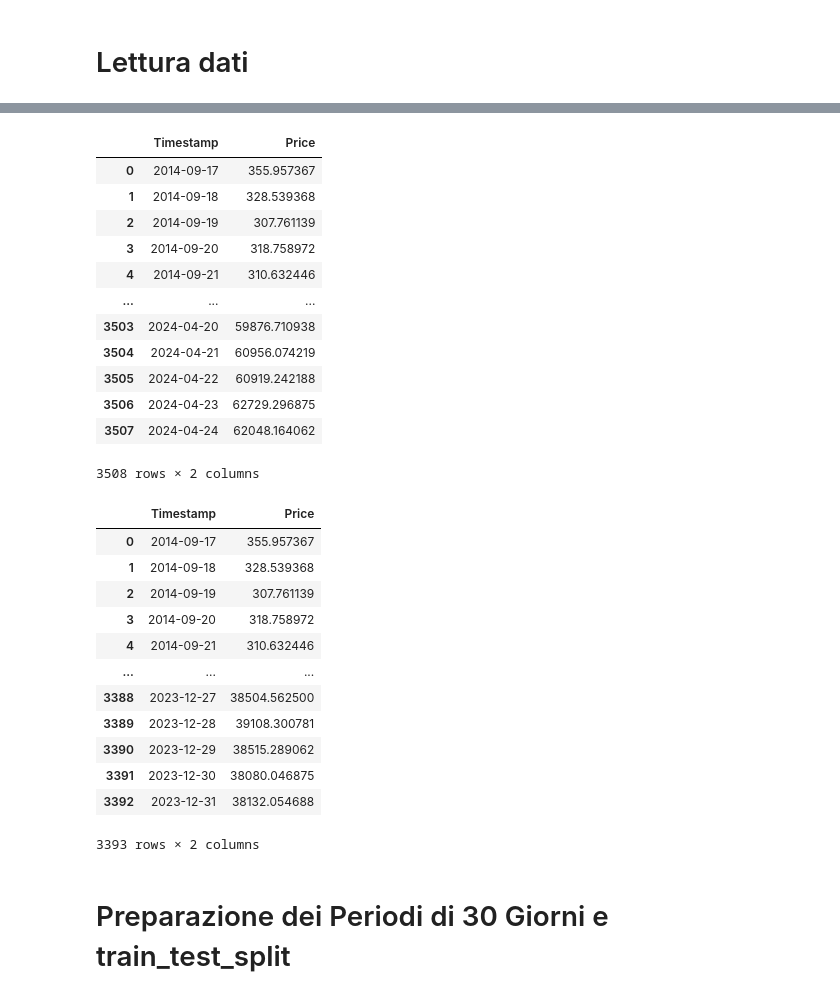
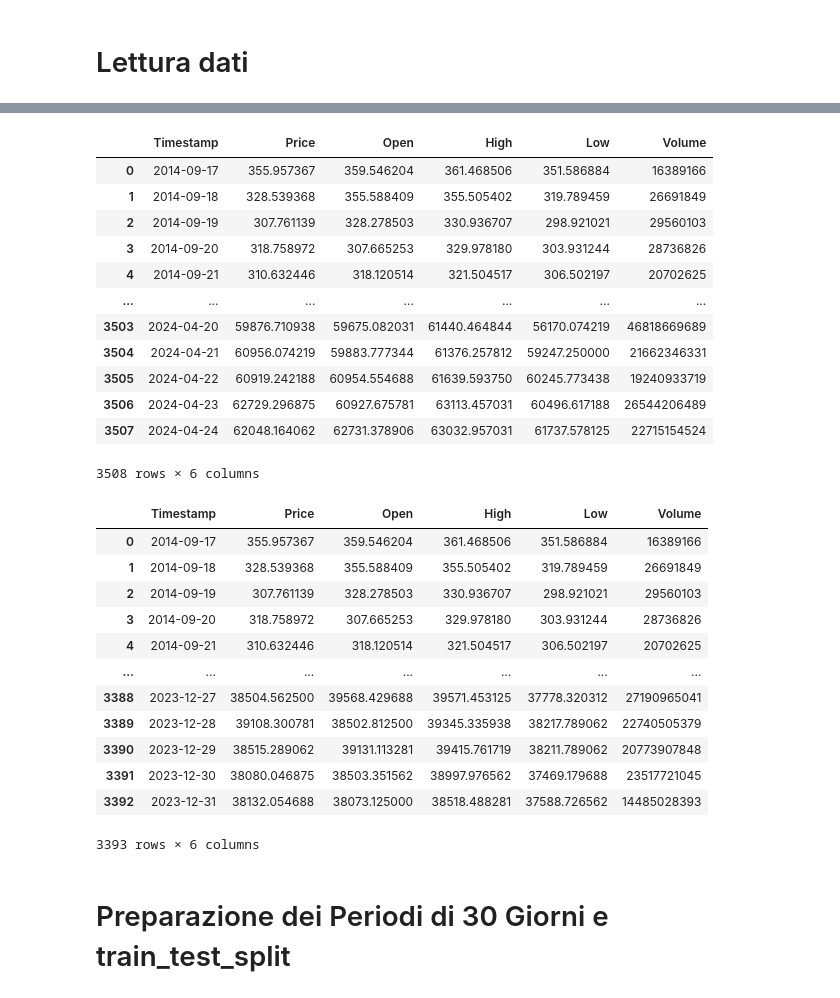
Before and after one commit to AleImbri/Crypto-machine-learning, a Jupyter notebook: Reinforcement learning su BTC.ipynb, the cells around one changed output, grey strips where cells are left out. Cells and saved outputs as stored; diff of their text form; code cells hidden in the pictures.

```diff
--- a/Reinforcement learning su BTC.ipynb
+++ b/Reinforcement learning su BTC.ipynb
@@ -15,46 +42,46 @@ import plotly.graph_objects as go
 # %%
-dati = pd.read_csv('Bitcoin (€) da yfinance dal 17-09-2014 al 24-04-2024.csv')
-dati = dati[['Date', 'Close']]
-dati = dati.rename(columns = {'Date':'Timestamp', 'Close': 'Price'})
-dati['Timestamp'] = pd.to_datetime(dati['Timestamp'])
-dati['Timestamp'] = dati['Timestamp'].dt.strftime('%Y-%m-%d')
-dati['Timestamp'] = pd.to_datetime(dati['Timestamp'], format='%Y-%m-%d')
-dati
+dati_originali = pd.read_csv('Bitcoin (€) da yfinance dal 17-09-2014 al 24-04-2024.csv')
+dati_originali = dati_originali[['Date', 'Close', 'Open', 'High', 'Low', 'Volume']]
+dati_originali = dati_originali.rename(columns = {'Date':'Timestamp', 'Close': 'Price'})
+dati_originali['Timestamp'] = pd.to_datetime(dati_originali['Timestamp'])
+dati_originali['Timestamp'] = dati_originali['Timestamp'].dt.strftime('%Y-%m-%d')
+dati_originali['Timestamp'] = pd.to_datetime(dati_originali['Timestamp'], format='%Y-%m-%d')
+dati_originali
 # %% [output]
-|  | Timestamp | Price |
-| 0 | 2014-09-17 | 355.957367 |
-| 1 | 2014-09-18 | 328.539368 |
-| 2 | 2014-09-19 | 307.761139 |
-| 3 | 2014-09-20 | 318.758972 |
-| 4 | 2014-09-21 | 310.632446 |
-| ... | ... | ... |
-| 3503 | 2024-04-20 | 59876.710938 |
-| 3504 | 2024-04-21 | 60956.074219 |
-| 3505 | 2024-04-22 | 60919.242188 |
-| 3506 | 2024-04-23 | 62729.296875 |
-| 3507 | 2024-04-24 | 62048.164062 |
+|  | Timestamp | Price | Open | High | Low | Volume |
+| 0 | 2014-09-17 | 355.957367 | 359.546204 | 361.468506 | 351.586884 | 16389166 |
+| 1 | 2014-09-18 | 328.539368 | 355.588409 | 355.505402 | 319.789459 | 26691849 |
+| 2 | 2014-09-19 | 307.761139 | 328.278503 | 330.936707 | 298.921021 | 29560103 |
+| 3 | 2014-09-20 | 318.758972 | 307.665253 | 329.978180 | 303.931244 | 28736826 |
+| 4 | 2014-09-21 | 310.632446 | 318.120514 | 321.504517 | 306.502197 | 20702625 |
+| ... | ... | ... | ... | ... | ... | ... |
+| 3503 | 2024-04-20 | 59876.710938 | 59675.082031 | 61440.464844 | 56170.074219 | 46818669689 |
+| 3504 | 2024-04-21 | 60956.074219 | 59883.777344 | 61376.257812 | 59247.250000 | 21662346331 |
+| 3505 | 2024-04-22 | 60919.242188 | 60954.554688 | 61639.593750 | 60245.773438 | 19240933719 |
+| 3506 | 2024-04-23 | 62729.296875 | 60927.675781 | 63113.457031 | 60496.617188 | 26544206489 |
+| 3507 | 2024-04-24 | 62048.164062 | 62731.378906 | 63032.957031 | 61737.578125 | 22715154524 |
-3508 rows × 2 columns
+3508 rows × 6 columns
 # %%
 data_inizio = '2014-09-17'
 data_fine = '2023-12-31'
-indice_inizio = dati[dati['Timestamp'] == data_inizio].index[0]
-indice_fine = dati[dati['Timestamp'] == data_fine].index[0]
-dati = dati[indice_inizio:indice_fine + 1].reset_index(drop=True)
+indice_inizio = dati_originali[dati_originali['Timestamp'] == data_inizio].index[0]
+indice_fine = dati_originali[dati_originali['Timestamp'] == data_fine].index[0]
+dati = dati_originali[indice_inizio:indice_fine + 1].reset_index(drop=True)
 dati
 # %% [output]
-|  | Timestamp | Price |
-| 0 | 2014-09-17 | 355.957367 |
-| 1 | 2014-09-18 | 328.539368 |
-| 2 | 2014-09-19 | 307.761139 |
-| 3 | 2014-09-20 | 318.758972 |
-| 4 | 2014-09-21 | 310.632446 |
-| ... | ... | ... |
-| 3388 | 2023-12-27 | 38504.562500 |
-| 3389 | 2023-12-28 | 39108.300781 |
-| 3390 | 2023-12-29 | 38515.289062 |
-| 3391 | 2023-12-30 | 38080.046875 |
-| 3392 | 2023-12-31 | 38132.054688 |
+|  | Timestamp | Price | Open | High | Low | Volume |
+| 0 | 2014-09-17 | 355.957367 | 359.546204 | 361.468506 | 351.586884 | 16389166 |
+| 1 | 2014-09-18 | 328.539368 | 355.588409 | 355.505402 | 319.789459 | 26691849 |
+| 2 | 2014-09-19 | 307.761139 | 328.278503 | 330.936707 | 298.921021 | 29560103 |
+| 3 | 2014-09-20 | 318.758972 | 307.665253 | 329.978180 | 303.931244 | 28736826 |
+| 4 | 2014-09-21 | 310.632446 | 318.120514 | 321.504517 | 306.502197 | 20702625 |
+| ... | ... | ... | ... | ... | ... | ... |
+| 3388 | 2023-12-27 | 38504.562500 | 39568.429688 | 39571.453125 | 37778.320312 | 27190965041 |
+| 3389 | 2023-12-28 | 39108.300781 | 38502.812500 | 39345.335938 | 38217.789062 | 22740505379 |
+| 3390 | 2023-12-29 | 38515.289062 | 39131.113281 | 39415.761719 | 38211.789062 | 20773907848 |
+| 3391 | 2023-12-30 | 38080.046875 | 38503.351562 | 38997.976562 | 37469.179688 | 23517721045 |
+| 3392 | 2023-12-31 | 38132.054688 | 38073.125000 | 38518.488281 | 37588.726562 | 14485028393 |
-3393 rows × 2 columns
+3393 rows × 6 columns
 # %% [markdown]
 # Preparazione dei Periodi di 30 Giorni e train_test_split
 # %%
```
Also changed, not shown: parts of 16 cells of this notebook.
